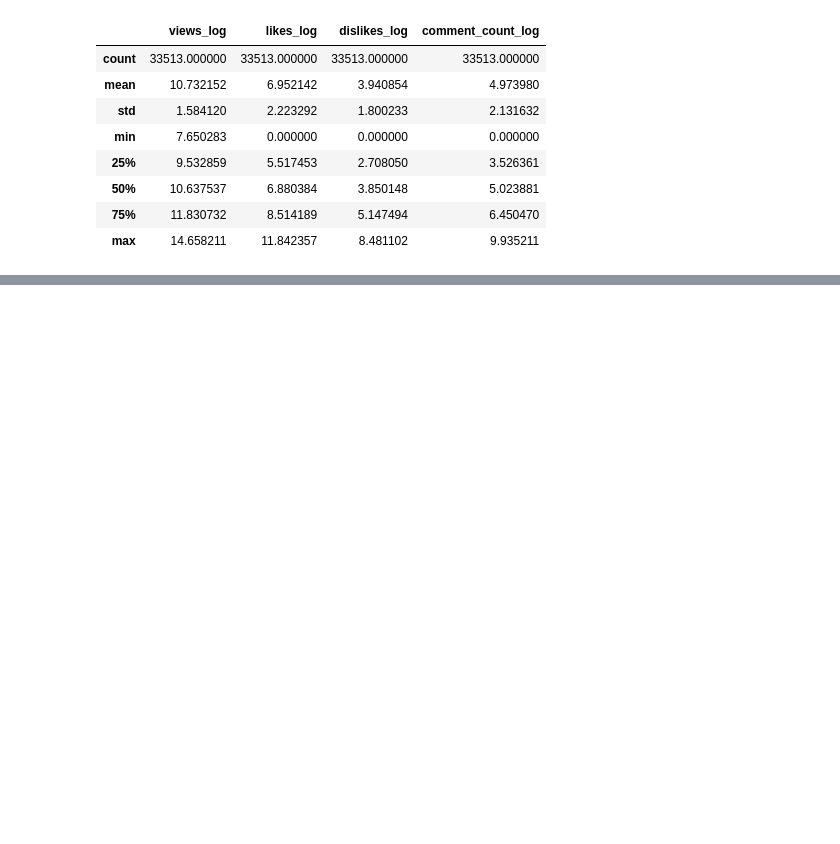
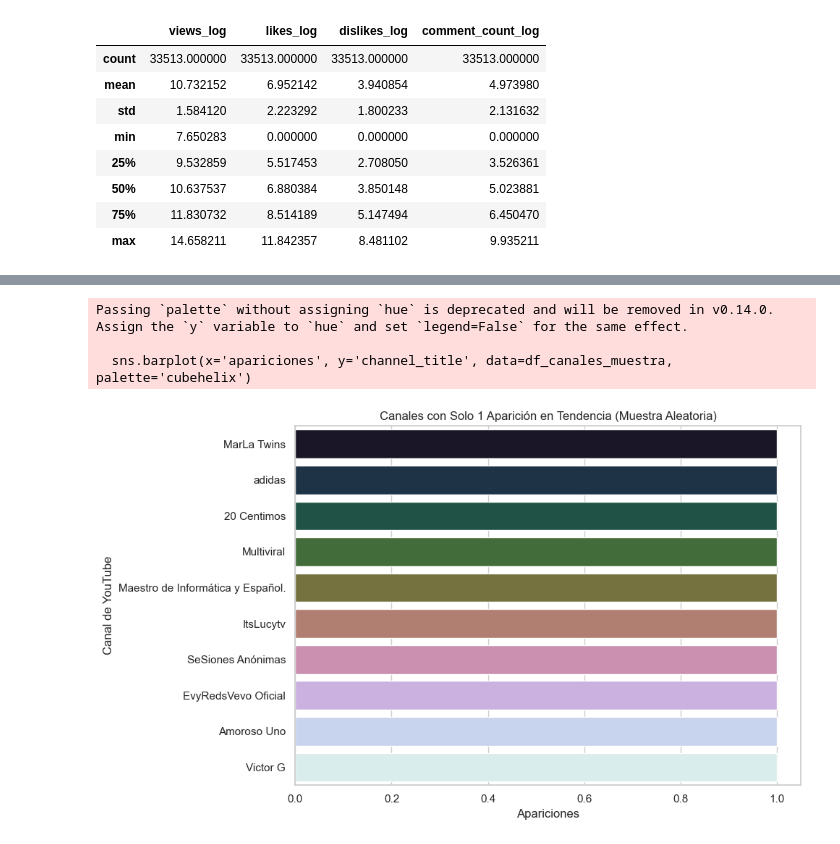
Before and after one commit to TucaraWorld/FDS-2025-1-260, a Jupyter notebook: code/upc-2025-01-260-4-tf.ipynb, the cells around one changed output, grey strips where cells are left out. Saved outputs shown, nothing was run; the diff lists cells and outputs as text; code cells hidden in the pictures; blank space fills up the shorter version.

```diff
--- a/code/upc-2025-01-260-4-tf.ipynb
+++ b/code/upc-2025-01-260-4-tf.ipynb
@@ -156,0 +269,25 @@ data_limpia[[f'{col}_log' for col in columnas_numericas]].describe()
+# %%
+# Canales con solo 1 aparición
+canales_frecuencia = data_limpia['channel_title'].value_counts()
+canales_una_aparicion = canales_frecuencia[canales_frecuencia == 1]
+
+# Tomar muestra de 10 (puedes cambiar el número)
+canales_muestra = canales_una_aparicion.sample(10, random_state=42)
+
+# Convertir a DataFrame para graficar
+df_canales_muestra = canales_muestra.reset_index()
+df_canales_muestra.columns = ['channel_title', 'apariciones']
+
+# Gráfico
+plt.figure(figsize=(10, 6))
+sns.barplot(x='apariciones', y='channel_title', data=df_canales_muestra, palette='cubehelix')
+plt.title("Canales con Solo 1 Aparición en Tendencia (Muestra Aleatoria)")
+plt.xlabel("Apariciones")
+plt.ylabel("Canal de YouTube")
+plt.tight_layout()
+plt.show()
+# %% [output]
+Passing `palette` without assigning `hue` is deprecated and will be removed in v0.14.0. Assign the `y` variable to `hue` and set `legend=False` for the same effect.
+
+  sns.barplot(x='apariciones', y='channel_title', data=df_canales_muestra, palette='cubehelix')
+[figure, added]
```
Also changed, not shown: parts of 10 cells of this notebook.
